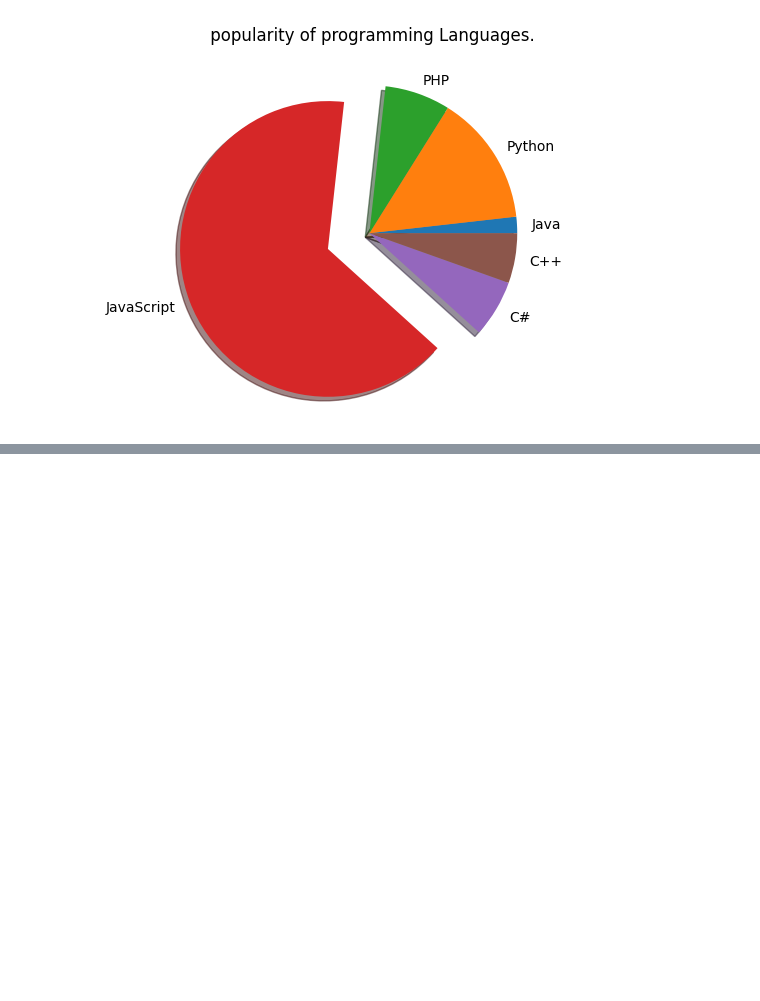
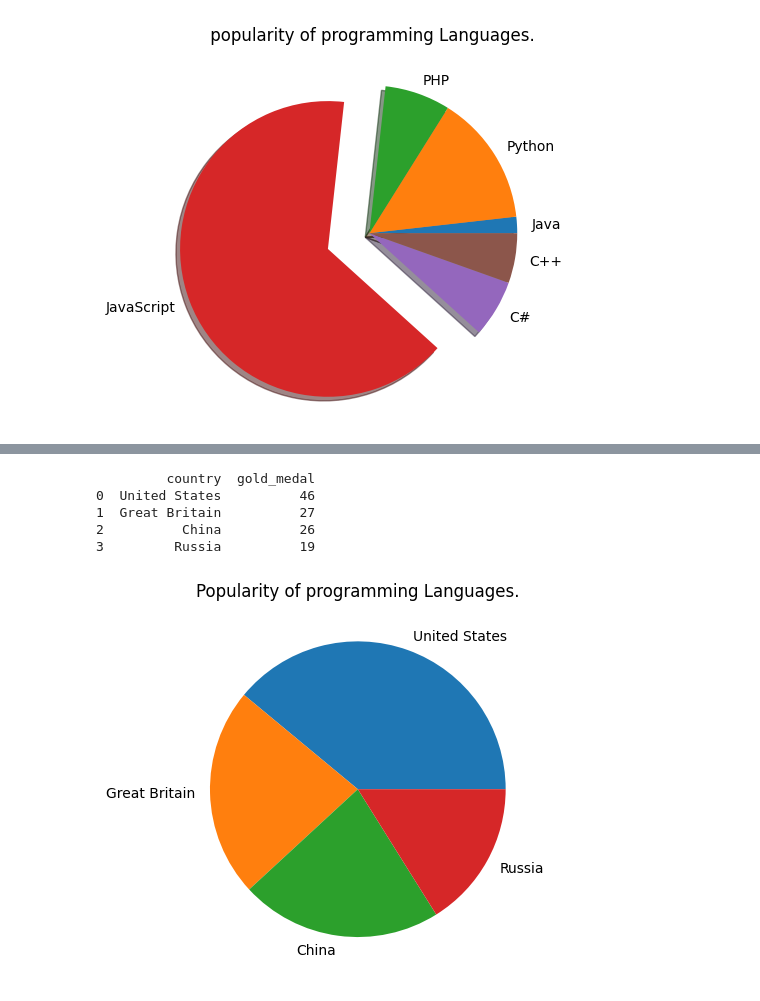
Before and after one commit to Prayag321/Python-libraries, a Jupyter notebook: matplotlib/piechart.ipynb, the cells around one changed output, grey strips where cells are left out. Saved outputs shown, nothing was run; the diff lists cells and outputs as text; code cells hidden in the pictures; blank space fills up the shorter version.

Commit message:
[PRAYAG] Add:Python programming to create a pie chart of gold medal achievements of five most successful countries in 2016 Summer Olympics. Read the data from a csv file.

```diff
--- a/matplotlib/piechart.ipynb
+++ b/matplotlib/piechart.ipynb
@@ -47,0 +57,17 @@ if __name__=='__main__':
+# %%
+def main():
+	df=pd.read_csv('pie.csv')
+	print(df)
+
+	plt.pie(df['gold_medal'],labels=df['country'])
+	plt.title('Popularity of programming Languages.')
+
+if __name__=='__main__':
+	main()
+# %% [output]
+         country  gold_medal
+0  United States          46
+1  Great Britain          27
+2          China          26
+3         Russia          19
+[figure, added]
```
Also changed, not shown: parts of 1 cell of this notebook, 1 other file.
